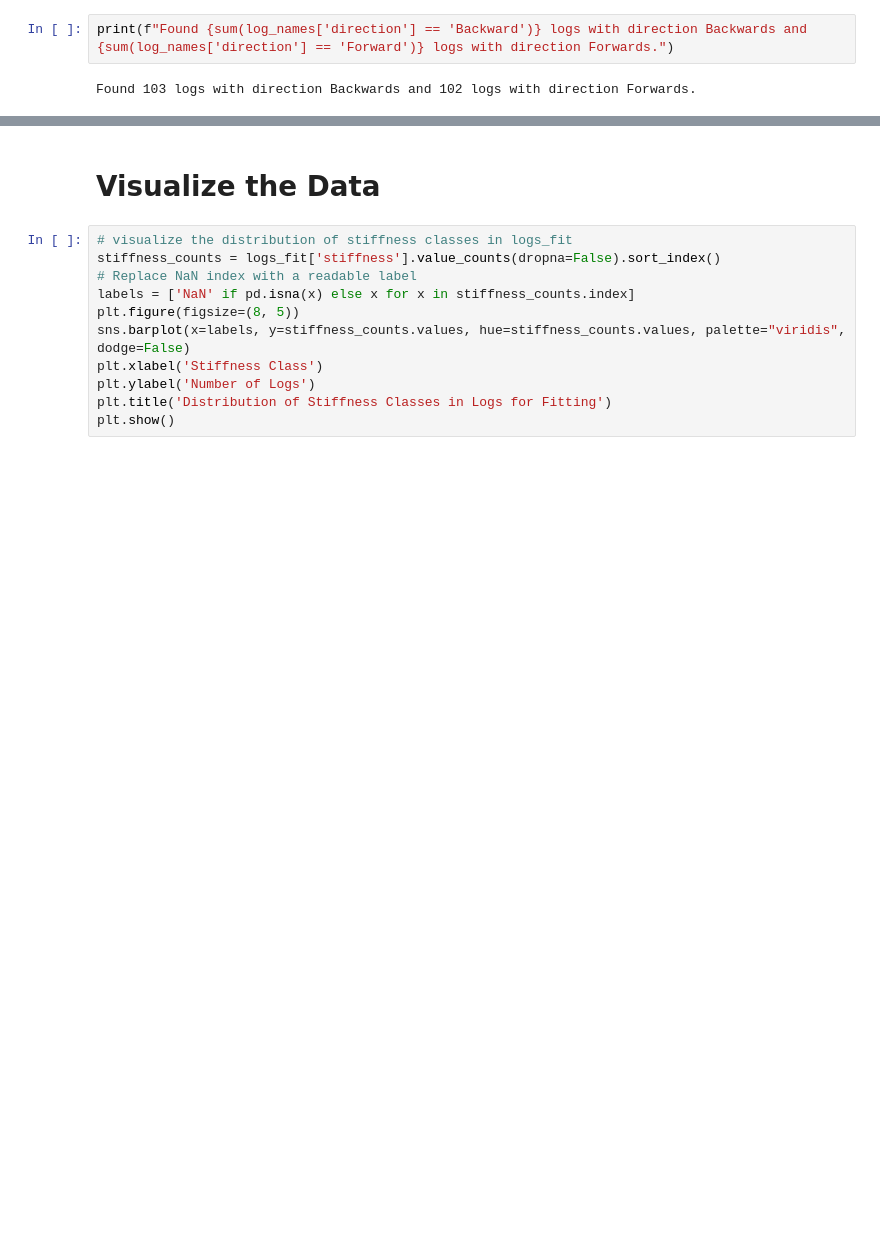
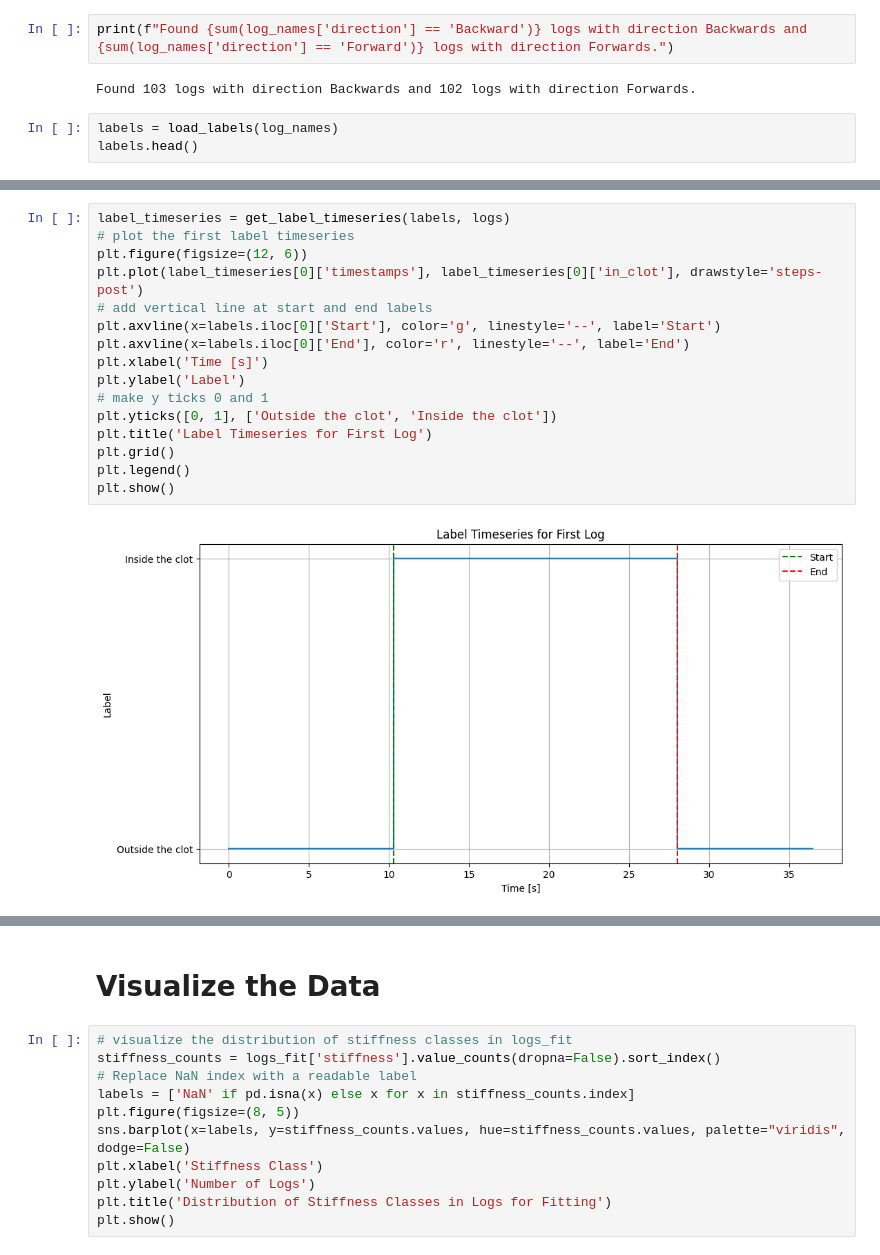
Before and after one commit to oskarboesch/TREX-Semester-Project, a Jupyter notebook: notebooks/data_anaylsis.ipynb, the cells around one changed output, grey strips where cells are left out. Cells and saved outputs as stored; diff of their text form; blank space fills up the shorter version.

Commit message:
labeling

```diff
--- a/notebooks/data_anaylsis.ipynb
+++ b/notebooks/data_anaylsis.ipynb
@@ -36,3 +45,6 @@ Loaded 205 logs from paper experiments.
 print(f"Found {sum(log_names['direction'] == 'Backward')} logs with direction Backwards and {sum(log_names['direction'] == 'Forward')} logs with direction Forwards.")
 # %% [output]
 Found 103 logs with direction Backwards and 102 logs with direction Forwards.
+# %%
+labels = load_labels(log_names)
+labels.head()
@@ -39,3 +58,21 @@ Found 103 logs with direction Backwards and 102 logs with direction Forwards.
+# %%
+label_timeseries = get_label_timeseries(labels, logs)
+# plot the first label timeseries
+plt.figure(figsize=(12, 6))
+plt.plot(label_timeseries[0]['timestamps'], label_timeseries[0]['in_clot'], drawstyle='steps-post')
+# add vertical line at start and end labels
+plt.axvline(x=labels.iloc[0]['Start'], color='g', linestyle='--', label='Start')
+plt.axvline(x=labels.iloc[0]['End'], color='r', linestyle='--', label='End')
+plt.xlabel('Time [s]')
+plt.ylabel('Label')
+# make y ticks 0 and 1
+plt.yticks([0, 1], ['Outside the clot', 'Inside the clot'])
+plt.title('Label Timeseries for First Log')
+plt.grid()
+plt.legend()
+plt.show()
+# %% [output]
+[figure, added]
 # %%
 logs_fit = log_names.copy()
 data_fit = logs.copy()
```
Also changed, not shown: parts of 4 cells of this notebook, 4 other files.
